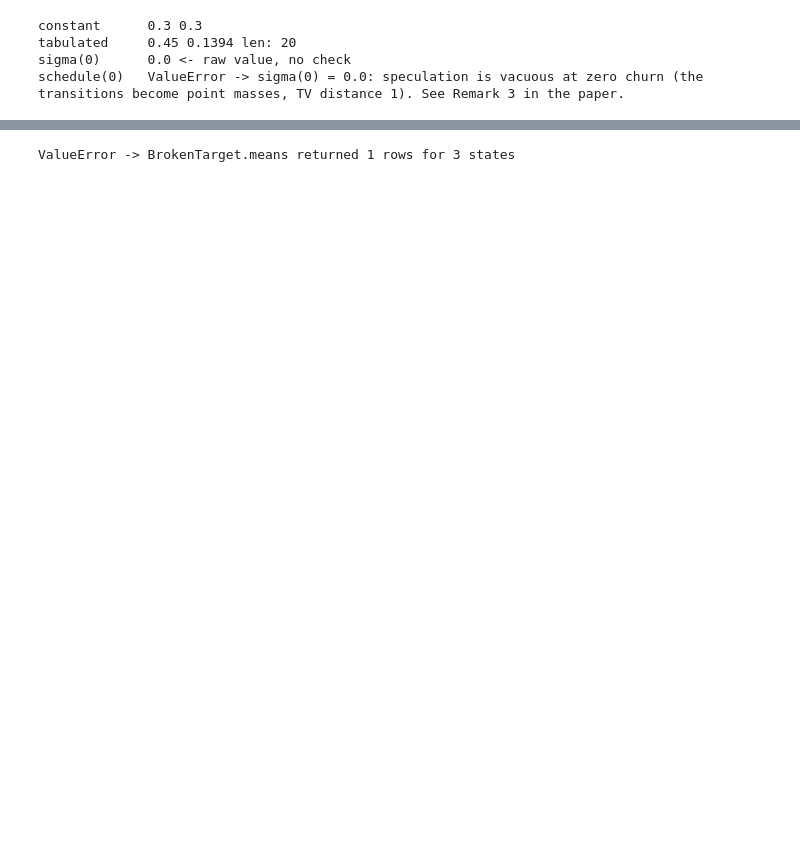
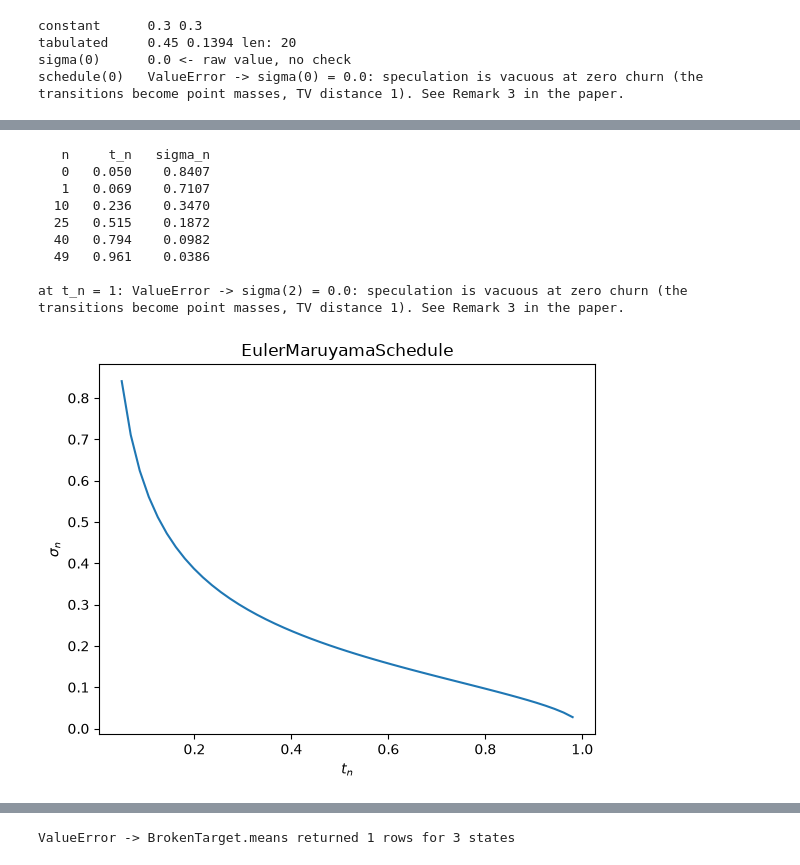
Before and after one commit to marcellobullo/tree-specdiff, a Jupyter notebook: notebooks/kernels_tutorial.ipynb, the cells around one changed output, grey strips where cells are left out. Drawn from its saved outputs; the diff is of its cells as text; code cells hidden in the pictures; blank space fills up the shorter version.

```diff
--- a/notebooks/kernels_tutorial.ipynb
+++ b/notebooks/kernels_tutorial.ipynb
@@ -95,0 +239,47 @@ round costs one forward pass regardless of how many states the tree drafted.
+# %%
+class EulerMaruyamaSchedule(NoiseSchedule):
+    """sigma_n = eps * sqrt(2 gamma (1 - t_n) / t_n), eq. (37)."""
+
+    def __init__(self, times, churn):
+        self.times = np.asarray(times, dtype=float)     # the reverse-time grid t_0 .. t_N
+        self.gamma = float(times[1] - times[0])         # gamma = 1 / N, up to the clipping
+        self.eps = float(churn)
+
+    def sigma(self, step):
+        t = self.times[step]
+        return self.eps * float(np.sqrt(2.0 * self.gamma * (1.0 - t) / t))
+
+
+N_mix = 50
+times = np.linspace(0.05, 0.98, N_mix + 1)      # clipped away from both singular endpoints
+em = EulerMaruyamaSchedule(times, churn=1.0)
+
+print(f"{'n':>4}{'t_n':>8}{'sigma_n':>10}")
+for n in (0, 1, 10, 25, 40, N_mix - 1):
+    print(f"{n:>4}{times[n]:>8.3f}{em(n):>10.4f}")
+
+# what the guard is protecting you from, at the t -> 1 end
+try:
+    EulerMaruyamaSchedule(np.linspace(0.05, 1.0, 3), churn=1.0)(2)
+except ValueError as exc:
+    print()
+    print("at t_n = 1:", type(exc).__name__, "->", str(exc).splitlines()[0])
+
+
+plt.plot(times, [em(n) for n in range(N_mix + 1)])
+plt.title("EulerMaruyamaSchedule")
+plt.xlabel(r"$t_n$")
+plt.ylabel(r"$\sigma_n$")
+
+plt.show()
+# %% [output]
+   n     t_n   sigma_n
+   0   0.050    0.8407
+   1   0.069    0.7107
+  10   0.236    0.3470
+  25   0.515    0.1872
+  40   0.794    0.0982
+  49   0.961    0.0386
+
+at t_n = 1: ValueError -> sigma(2) = 0.0: speculation is vacuous at zero churn (the transitions become point masses, TV distance 1). See Remark 3 in the paper.
+[figure, added]
```
Also changed, not shown: parts of 41 cells of this notebook, 2 other files.
